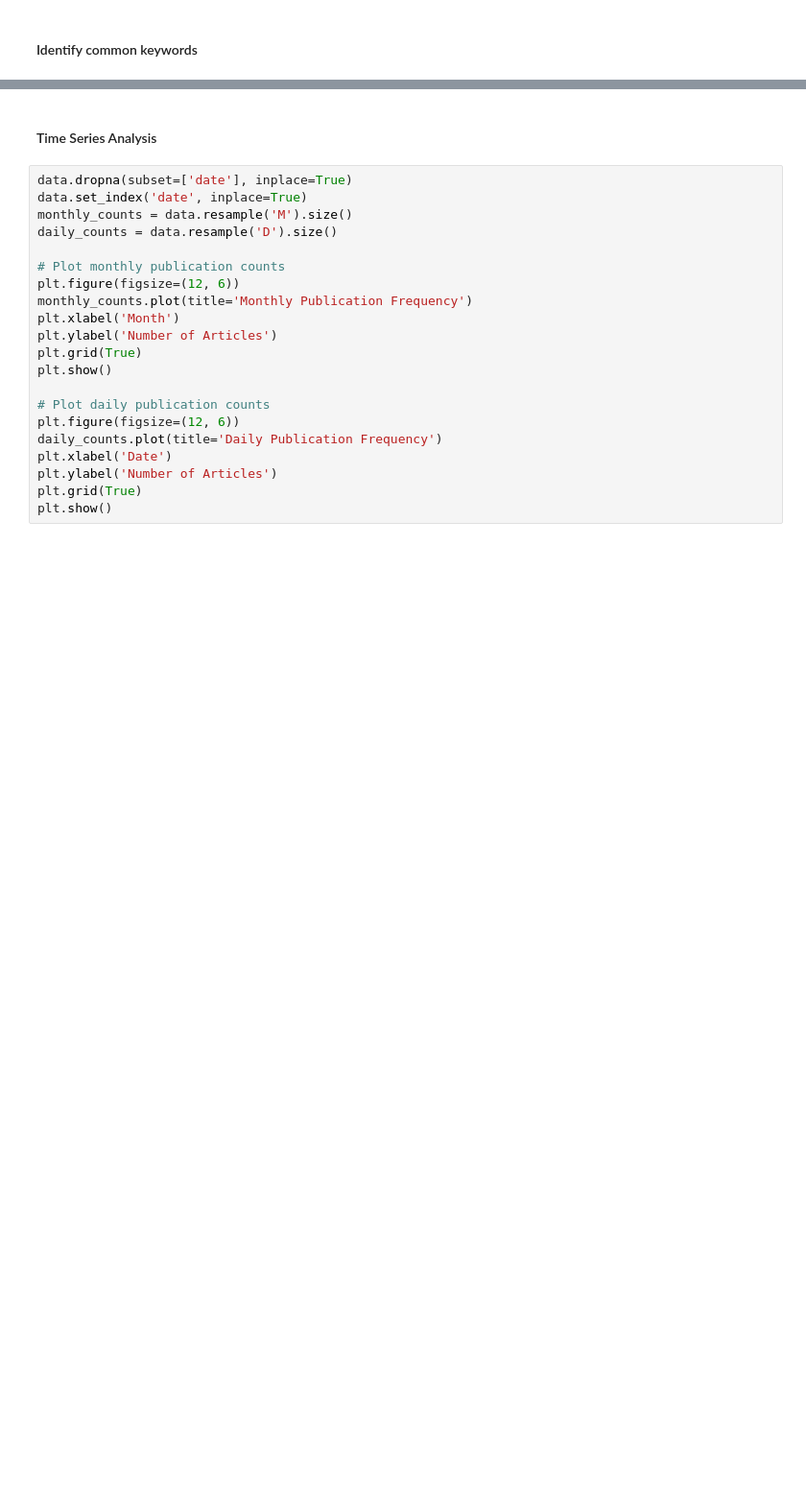
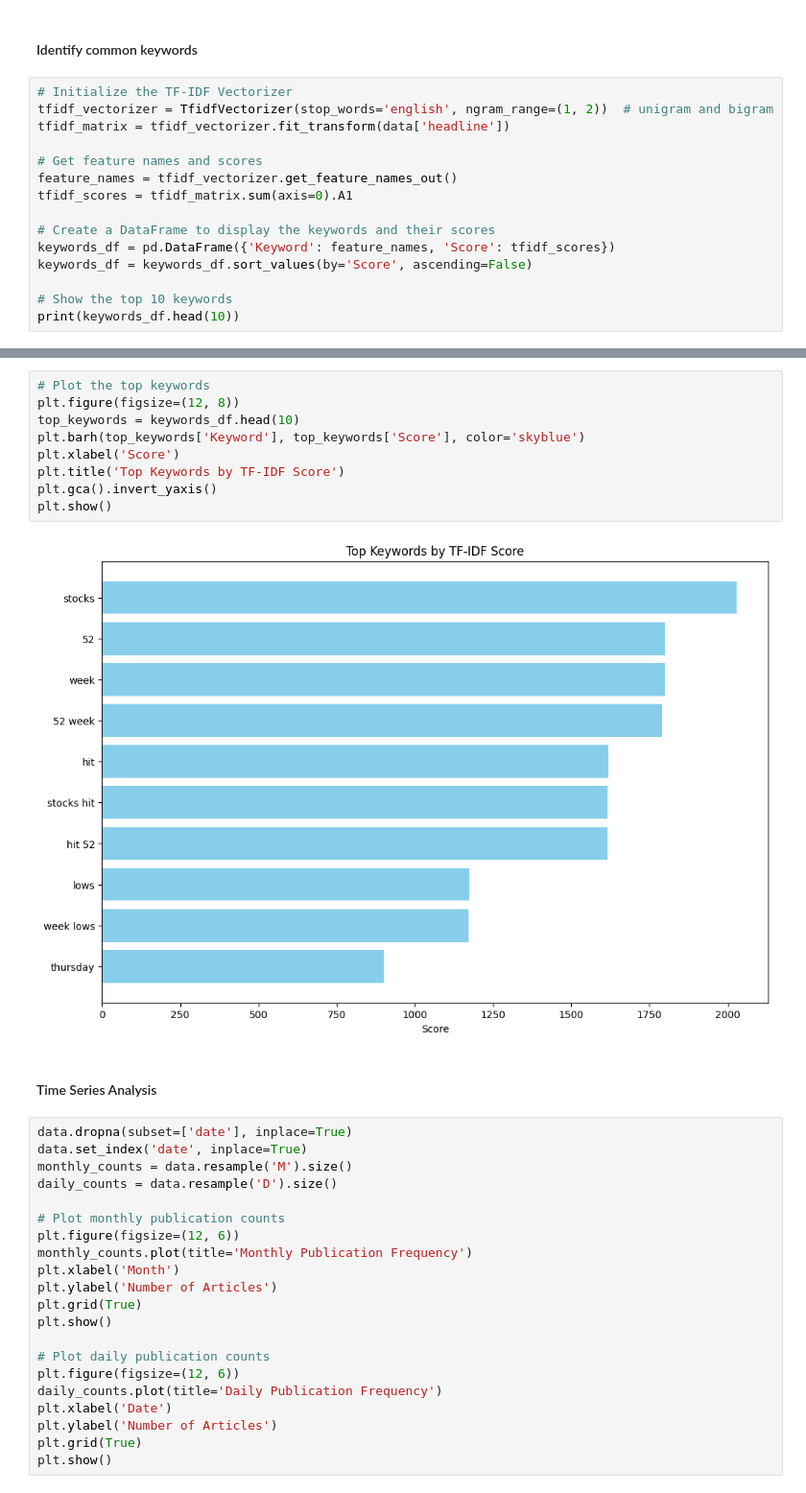
Before and after one commit to Liya-F/Kifiya-AI-MasteryW1, a Jupyter notebook: notebooks/EDA.ipynb, the cells around one changed output, grey strips where cells are left out. Shown at 96% size. Saved outputs shown, nothing was run; the diff lists cells and outputs as text; blank space fills up the shorter version.

Commit message:
feat: identified common words

```diff
--- a/notebooks/EDA.ipynb
+++ b/notebooks/EDA.ipynb
@@ -106,2 +160,17 @@ print(data[['headline', 'sentiment']].head())
 # %% [markdown]
 #### Identify common keywords
+# %%
+# Initialize the TF-IDF Vectorizer
+tfidf_vectorizer = TfidfVectorizer(stop_words='english', ngram_range=(1, 2))  # unigram and bigram
+tfidf_matrix = tfidf_vectorizer.fit_transform(data['headline'])
+
+# Get feature names and scores
+feature_names = tfidf_vectorizer.get_feature_names_out()
+tfidf_scores = tfidf_matrix.sum(axis=0).A1
+
+# Create a DataFrame to display the keywords and their scores
+keywords_df = pd.DataFrame({'Keyword': feature_names, 'Score': tfidf_scores})
+keywords_df = keywords_df.sort_values(by='Score', ascending=False)
+
+# Show the top 10 keywords
+print(keywords_df.head(10))
@@ -108,3 +189,14 @@ print(data[['headline', 'sentiment']].head())
+# %%
+# Plot the top keywords
+plt.figure(figsize=(12, 8))
+top_keywords = keywords_df.head(10)
+plt.barh(top_keywords['Keyword'], top_keywords['Score'], color='skyblue')
+plt.xlabel('Score')
+plt.title('Top Keywords by TF-IDF Score')
+plt.gca().invert_yaxis()
+plt.show()
+# %% [output]
+[figure, added]
 # %% [markdown]
 #### Time Series Analysis
 # %%
```
Also changed, not shown: parts of 5 cells of this notebook.
